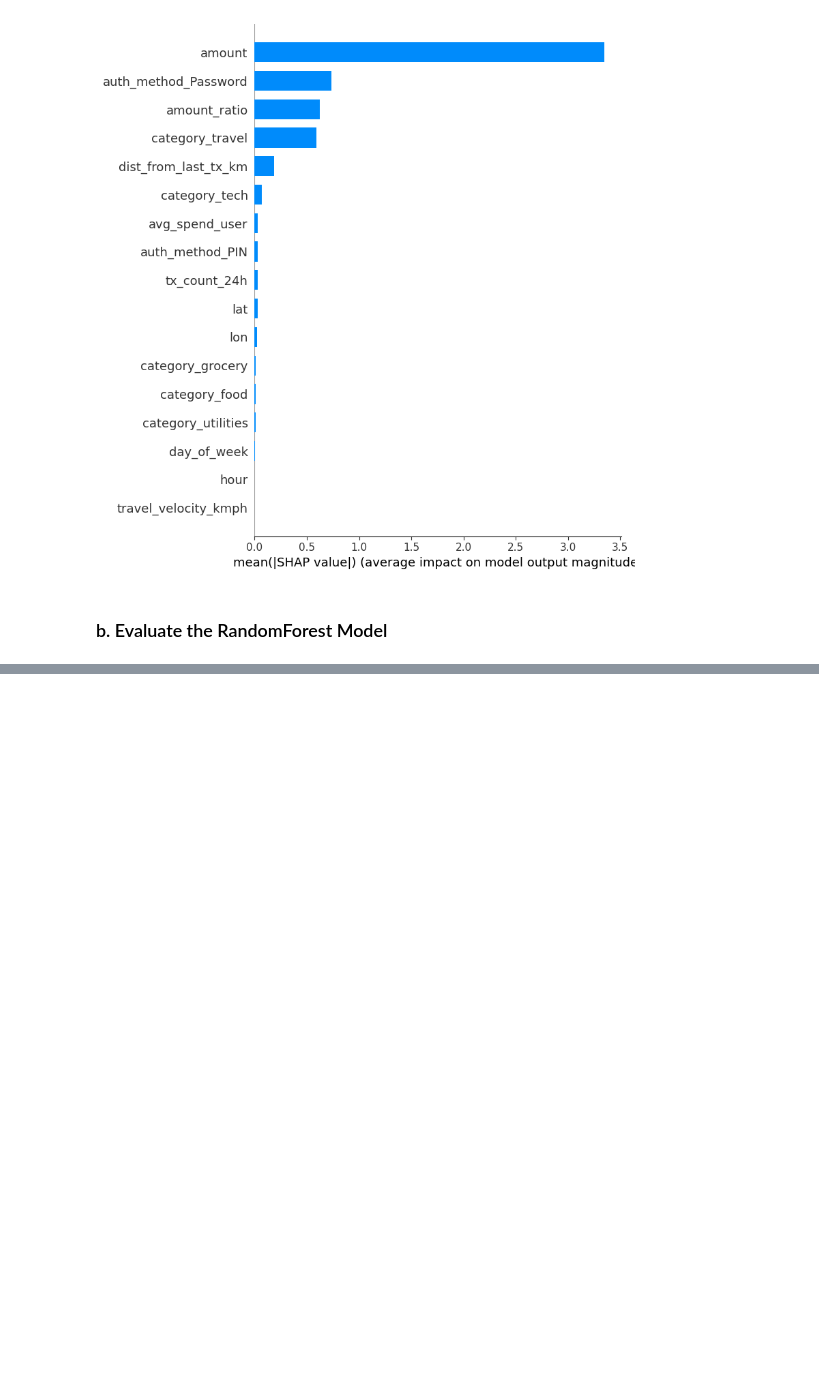
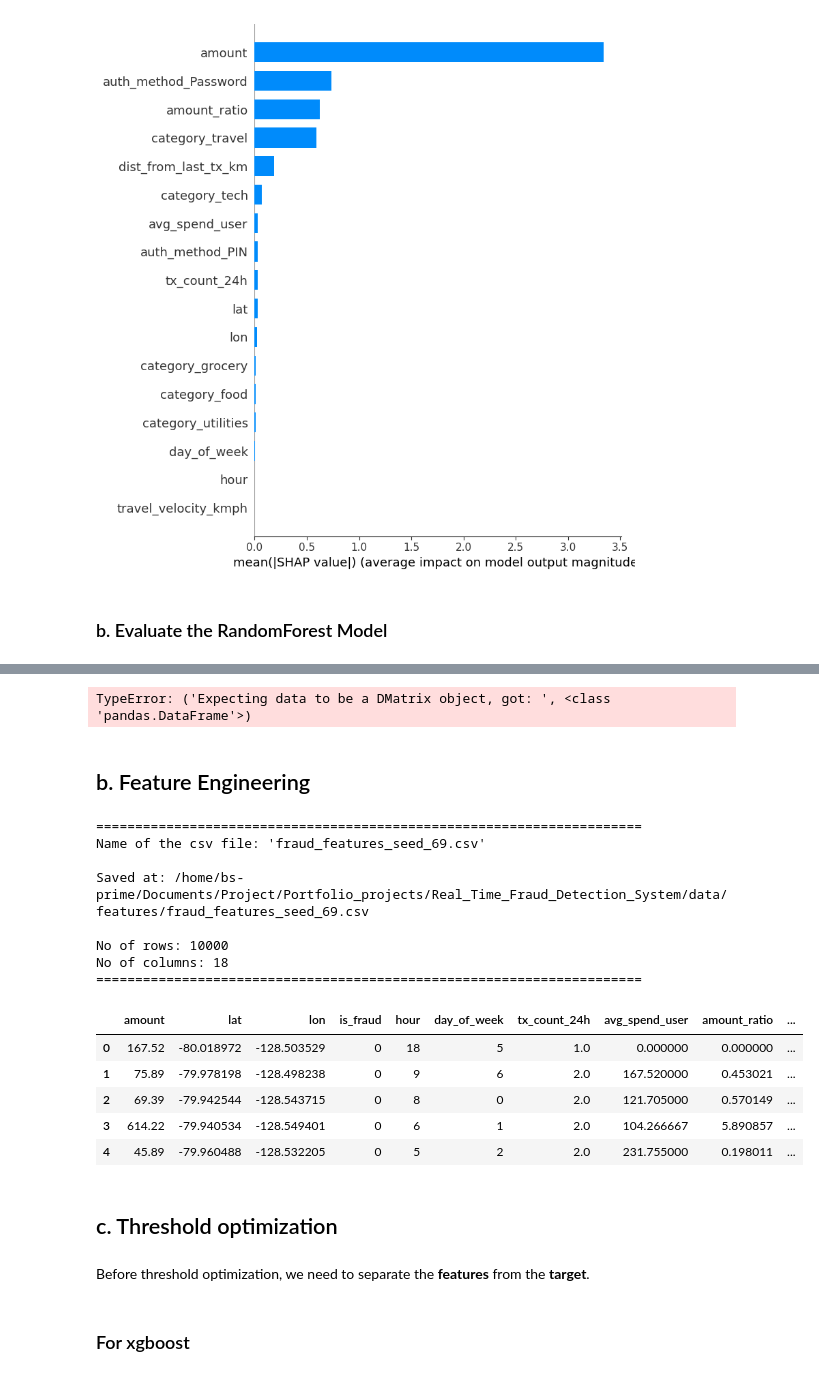
Before and after one commit to BS-prime/Real-Time-Fraud-Detection-System, a Jupyter notebook: notebooks/model_training_and_evaluation.ipynb, the cells around one changed output, grey strips where cells are left out. Drawn from its saved outputs; the diff is of its cells as text; code cells hidden in the pictures; blank space fills up the shorter version.

```diff
--- a/notebooks/model_training_and_evaluation.ipynb
+++ b/notebooks/model_training_and_evaluation.ipynb
@@ -188,0 +223,42 @@ weighted avg       1.00      1.00      1.00      2000
+# %%
+from operator import ge
+from fraud_detection import generate_monitoring_report
+
+drift_stats = generate_monitoring_report(
+    model_name= 'xgboost_seed_42.json',
+    trained_dataset= 'simulated_transactions_seed_42.csv',
+    new_dataset= 'simulated_transactions_seed_69.csv'
+)
+# %% [output]
+TypeError: ('Expecting data to be a DMatrix object, got: ', <class 'pandas.DataFrame'>)
+# %% [markdown]
+## b. Feature Engineering
+# %%
+from fraud_detection import feature_engineering
+
+df_new = feature_engineering(
+    'simulated_transactions_seed_69.csv'
+)
+
+df_new.head()
+# %% [output]
+======================================================================
+Name of the csv file: 'fraud_features_seed_69.csv'
+
+Saved at: /home/bs-prime/Documents/Project/Portfolio_projects/Real_Time_Fraud_Detection_System/data/features/fraud_features_seed_69.csv
+
+No of rows: 10000
+No of columns: 18
+======================================================================
+|  | amount | lat | lon | is_fraud | hour | day_of_week | tx_count_24h | avg_spend_user | amount_ratio | ... |
+| 0 | 167.52 | -80.018972 | -128.503529 | 0 | 18 | 5 | 1.0 | 0.000000 | 0.000000 | ... |
+| 1 | 75.89 | -79.978198 | -128.498238 | 0 | 9 | 6 | 2.0 | 167.520000 | 0.453021 | ... |
+| 2 | 69.39 | -79.942544 | -128.543715 | 0 | 8 | 0 | 2.0 | 121.705000 | 0.570149 | ... |
+| 3 | 614.22 | -79.940534 | -128.549401 | 0 | 6 | 1 | 2.0 | 104.266667 | 5.890857 | ... |
+| 4 | 45.89 | -79.960488 | -128.532205 | 0 | 5 | 2 | 2.0 | 231.755000 | 0.198011 | ... |
+# %% [markdown]
+## c. Threshold optimization
+# %% [markdown]
+Before threshold optimization, we need to separate the **features** from the **target**.
+# %% [markdown]
+### For xgboost
```
Also changed, not shown: parts of 13 cells of this notebook, 12 other files.
